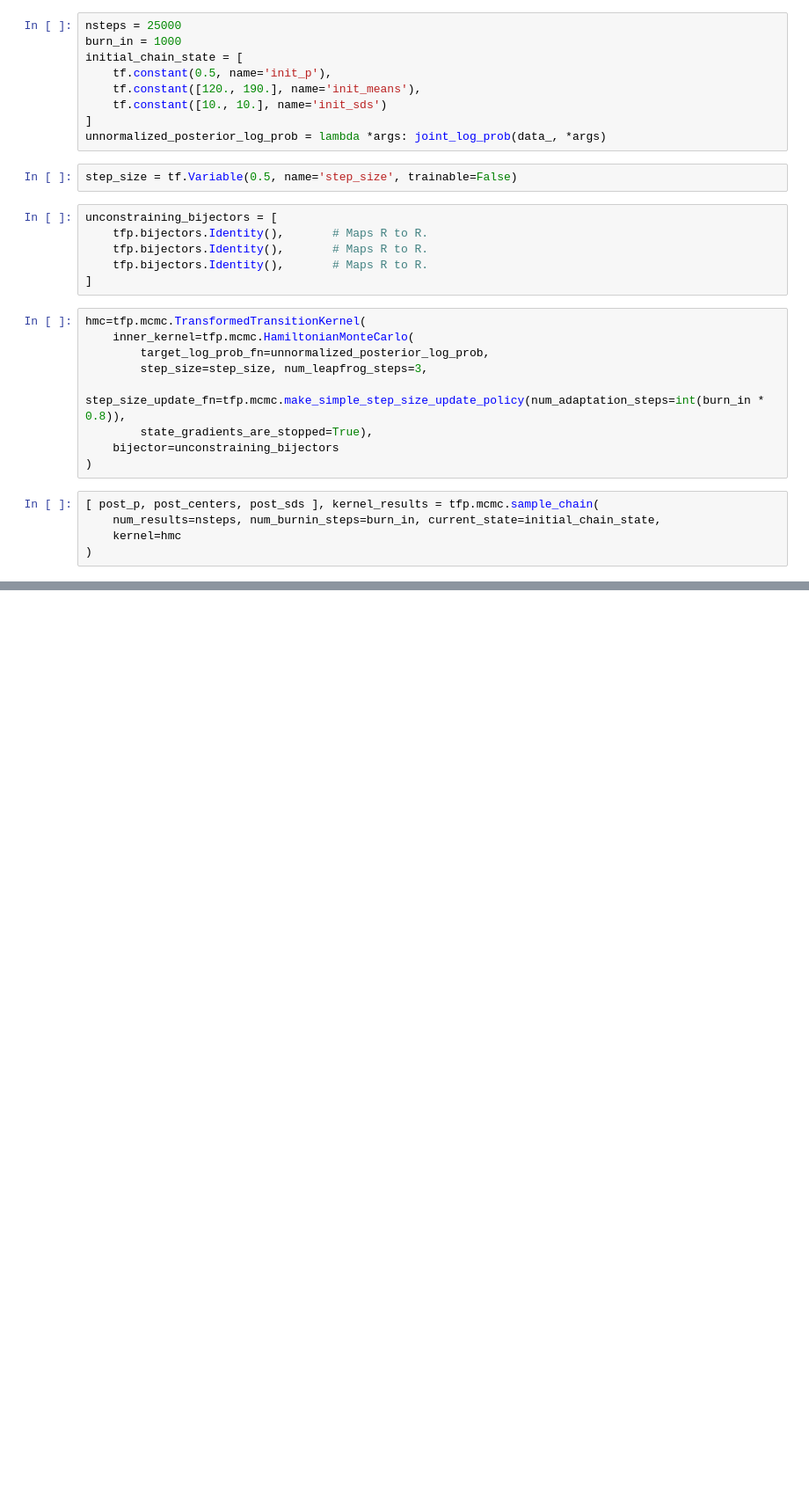
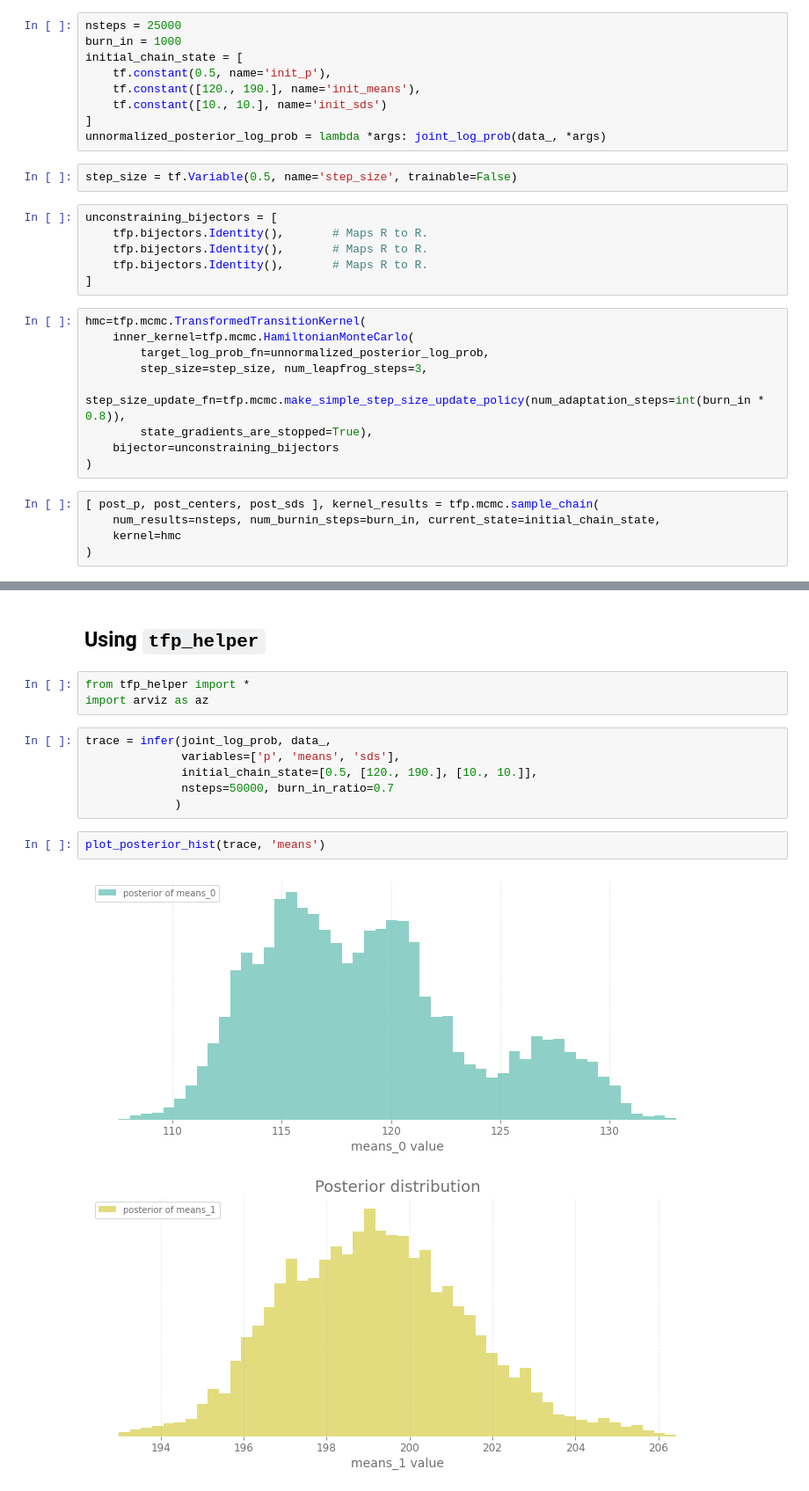
Before and after one commit to suriyadeepan/PracticalBayes, a Jupyter notebook: 4. Cluster Analysis.ipynb, the cells around one changed output, grey strips where cells are left out. Shown: that part at 88% size. Drawn from its saved outputs; the diff is of its cells as text; blank space fills up the shorter version.

```diff
--- a/4. Cluster Analysis.ipynb
+++ b/4. Cluster Analysis.ipynb
@@ -134,0 +130,16 @@ array([117.92831, 198.7684 ], dtype=float32)
+# %% [markdown]
+## Using `tfp_helper`
+# %%
+from tfp_helper import *
+import arviz as az
+# %%
+trace = infer(joint_log_prob, data_,
+              variables=['p', 'means', 'sds'],
+              initial_chain_state=[0.5, [120., 190.], [10., 10.]],
+              nsteps=50000, burn_in_ratio=0.7
+             )
+# %%
+plot_posterior_hist(trace, 'means')
+# %% [output]
+[figure, added]
+[figure, added]
```
Also changed, not shown: parts of 9 cells of this notebook, 1 other file.
